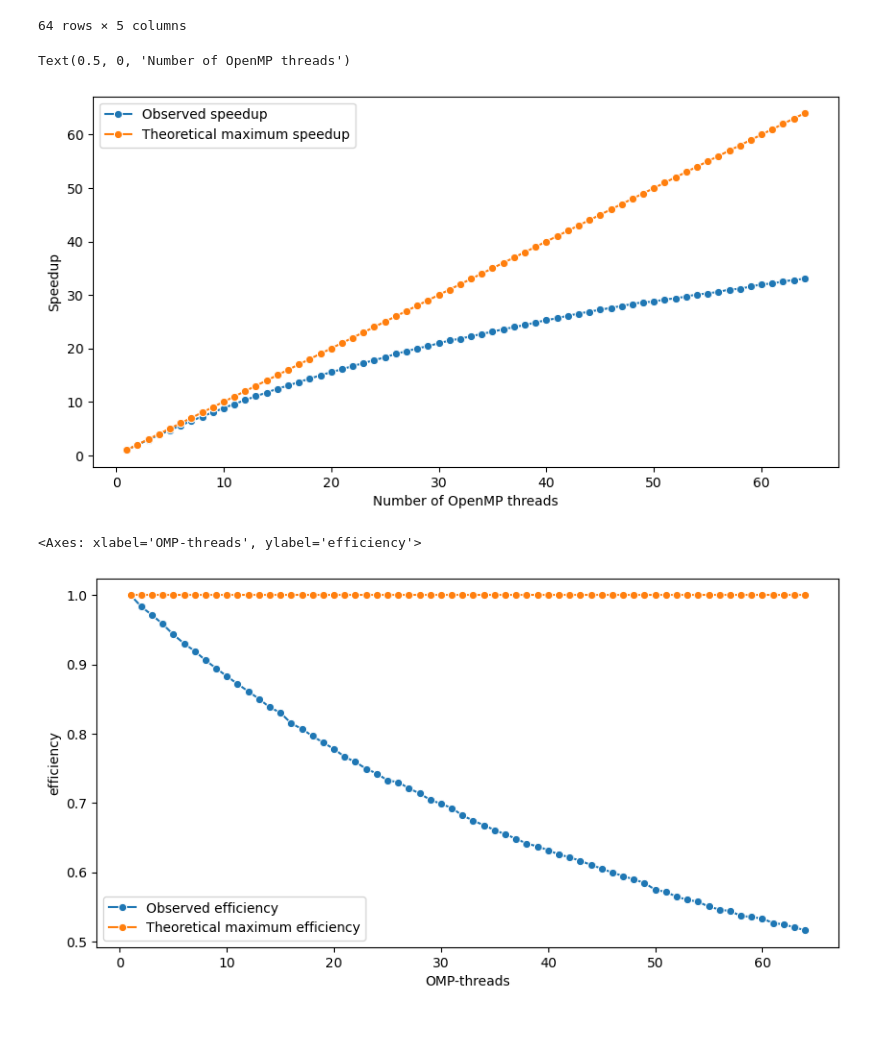
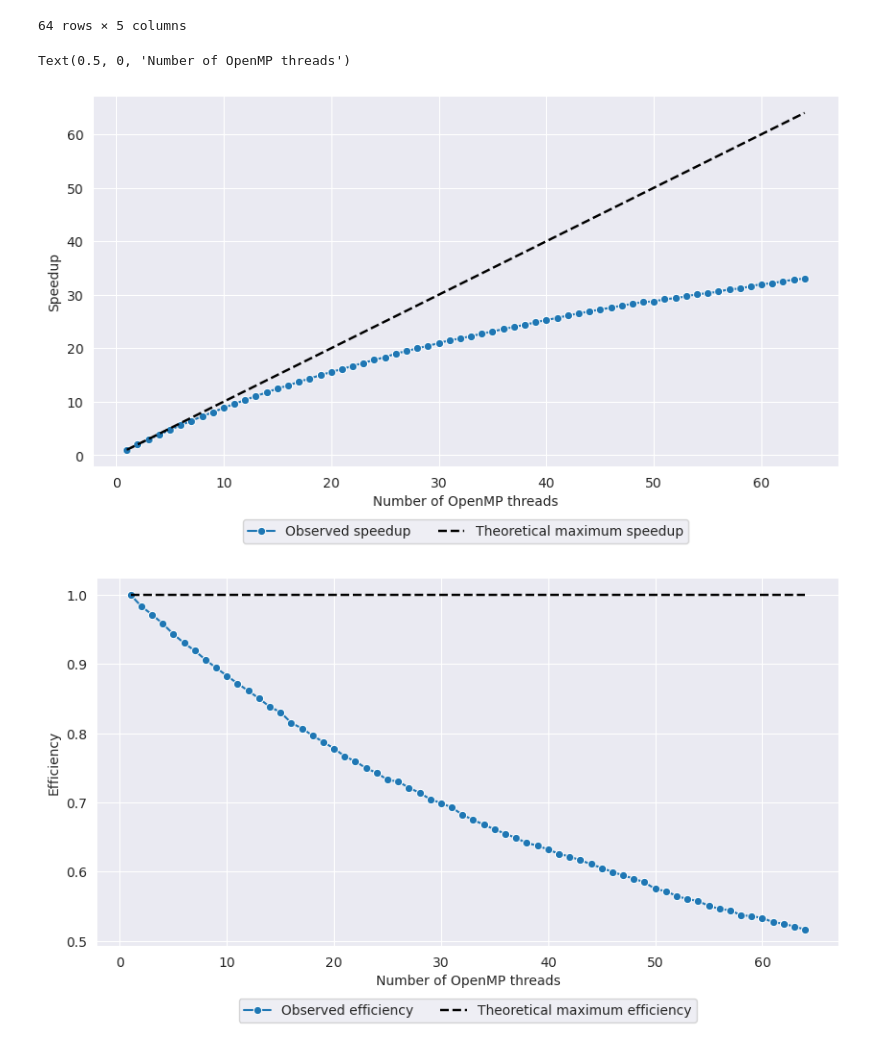
Before and after one commit to davidecapone/FHPC-Assignment, a Jupyter notebook: assignment_1/plots.ipynb, the cells around one changed output. Saved outputs shown, nothing was run; the diff lists cells and outputs as text; code cells hidden in the pictures.

Commit message:
updated plot graphics

```diff
--- a/assignment_1/plots.ipynb
+++ b/assignment_1/plots.ipynb
@@ -46,32 +46,40 @@ omp_ordered
 # %%
 # plotting the speedup:
 plt.figure(figsize=(10, 5))
+
+sns.set_style('darkgrid')
 
 sns.lineplot(
     x='OMP-threads',
     y='speedup',
     data=omp_ordered,
     marker='o',
     label='Observed speedup'
 )
 
 # theoretical speedup:
 sns.lineplot(
     x='OMP-threads',
     y='OMP-threads',
     data=omp_ordered,
-    marker='o',
-    label='Theoretical maximum speedup'
+    label='Theoretical maximum speedup',
+    color='black',
+    linestyle='--',
+    linewidth=1.75
 )
+
+plt.legend(bbox_to_anchor=(0.5, -0.225), loc='lower center', ncol=4, title='')
 
 plt.ylabel('Speedup')
 plt.xlabel('Number of OpenMP threads')
 # %% [output]
 Text(0.5, 0, 'Number of OpenMP threads')
-[figure, old version]
+[figure, new version]
 # %%
 # plotting the efficiency:
 plt.figure(figsize=(10, 5))
+
+sns.set_style('darkgrid')
 
 sns.lineplot(
     x='OMP-threads',
@@ -87,12 +95,20 @@ sns.lineplot(
     x='OMP-threads',
     y=1,
     data=omp_ordered,
-    marker='o',
-    label='Theoretical maximum efficiency'
+    label='Theoretical maximum efficiency',
+    color='black',
+    linestyle='--',
+    linewidth=1.75
 )
+
+plt.legend(bbox_to_anchor=(0.5, -0.225), loc='lower center', ncol=4, title='')
+
+plt.ylabel('Efficiency')
+plt.xlabel('Number of OpenMP threads')
+
+plt.show()
 # %% [output]
-<Axes: xlabel='OMP-threads', ylabel='efficiency'>
-[figure, old version]
+[figure, new version]
 # %%
 # plotting the time:
 plt.figure(figsize=(10, 5))
```
Also changed, not shown: parts of 1 cell of this notebook.
